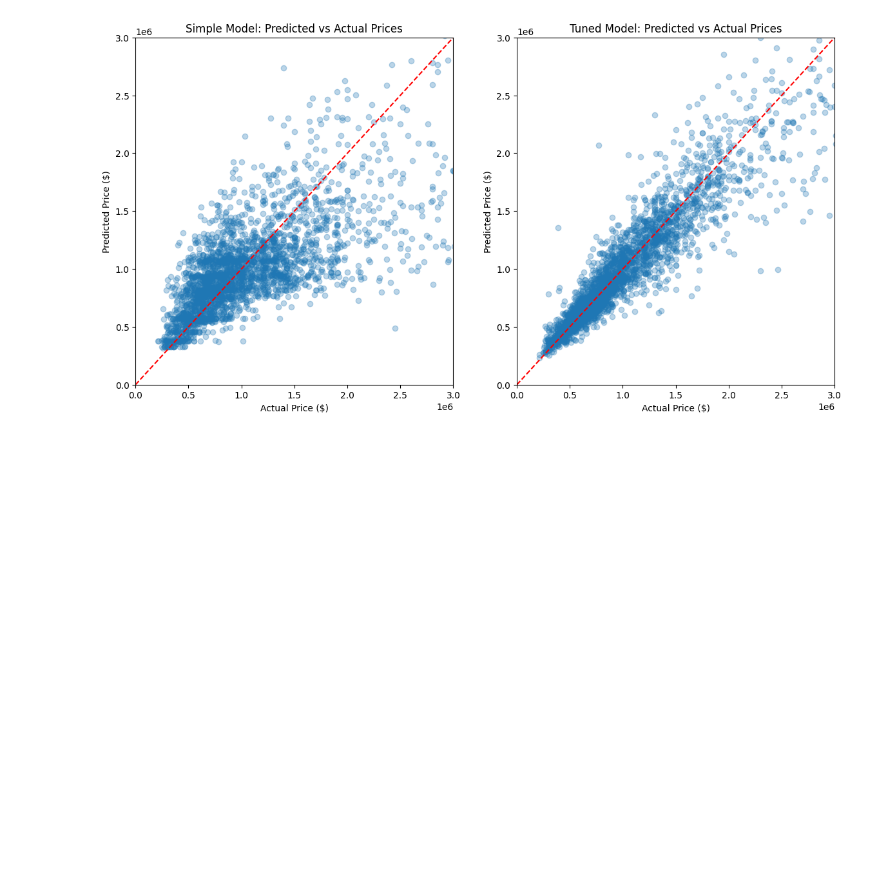
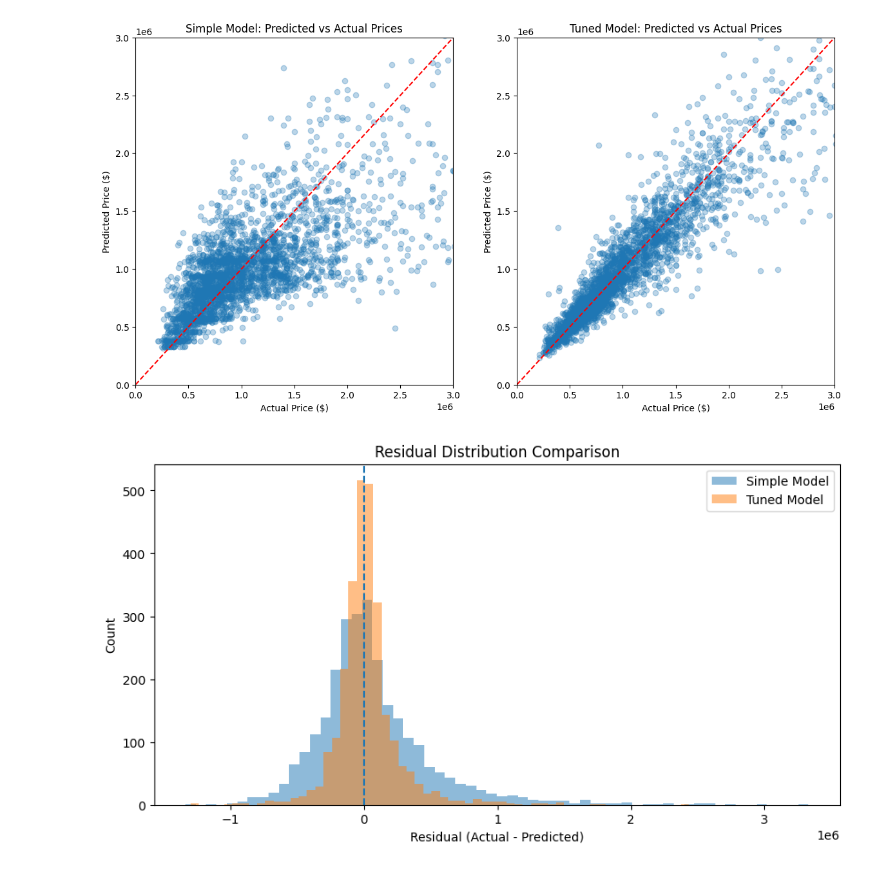
Before and after one commit to brash99/Kaggle, a Jupyter notebook: melb_housing_cross_validation.ipynb, the cells around one changed output. Cells and saved outputs as stored; diff of their text form; code cells hidden in the pictures; blank space fills up the shorter version.

```diff
--- a/melb_housing_cross_validation.ipynb
+++ b/melb_housing_cross_validation.ipynb
@@ -591,3 +591,19 @@ plt.ylim(0, 3000000)
 plt.show()
 # %% [output]
 [figure]
+# %%
+# Compare residual distributions for both models, on the same plot
+import matplotlib.pyplot as plt
+plt.figure(figsize=(10,5))
+residual_simple = actual - pred_simple
+residual_tuned = actual - pred
+plt.hist(residual_simple, bins=60, alpha=0.5, label="Simple Model")
+plt.hist(residual_tuned, bins=60, alpha=0.5, label="Tuned Model")
+plt.axvline(0, linestyle="--")
+plt.xlabel("Residual (Actual - Predicted)")
+plt.ylabel("Count")
+plt.title("Residual Distribution Comparison")
+plt.legend()
+plt.show()
+# %% [output]
+[figure, added]
```
